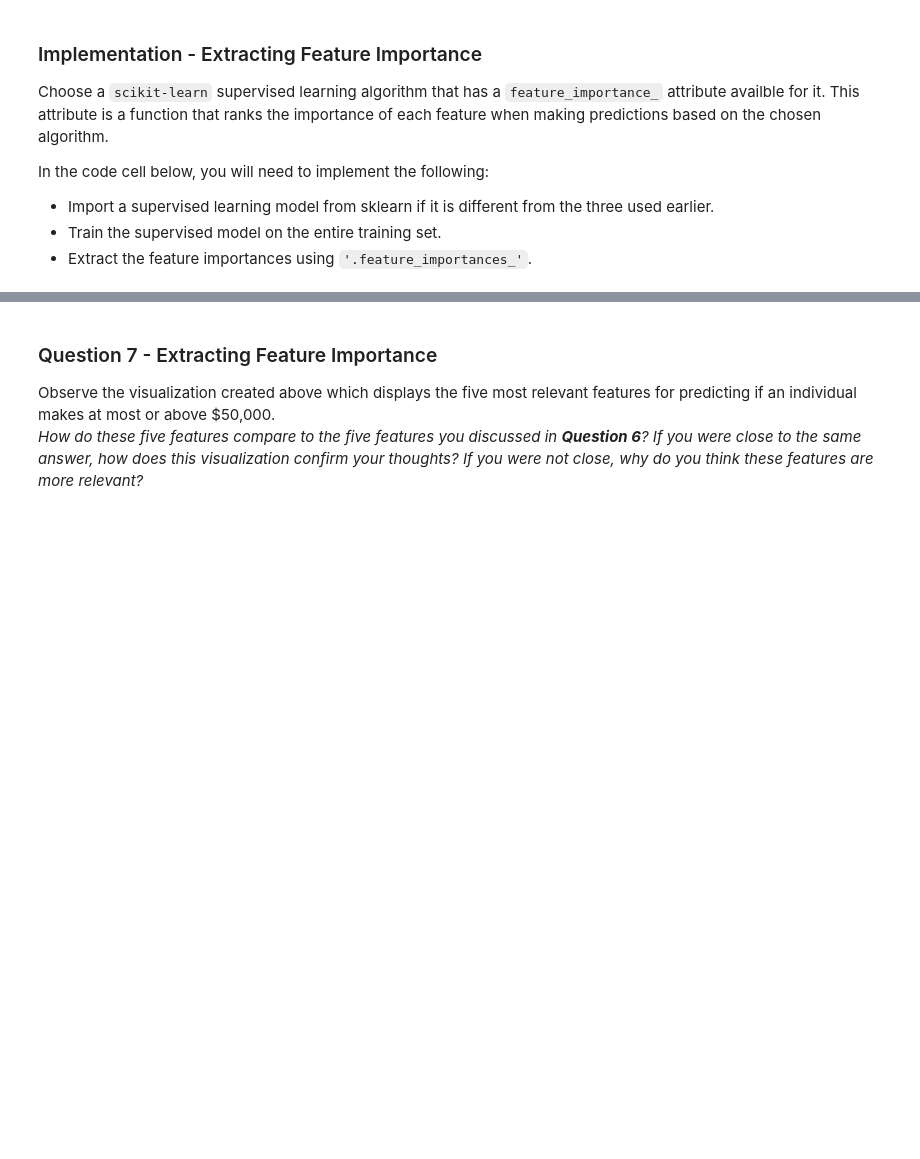
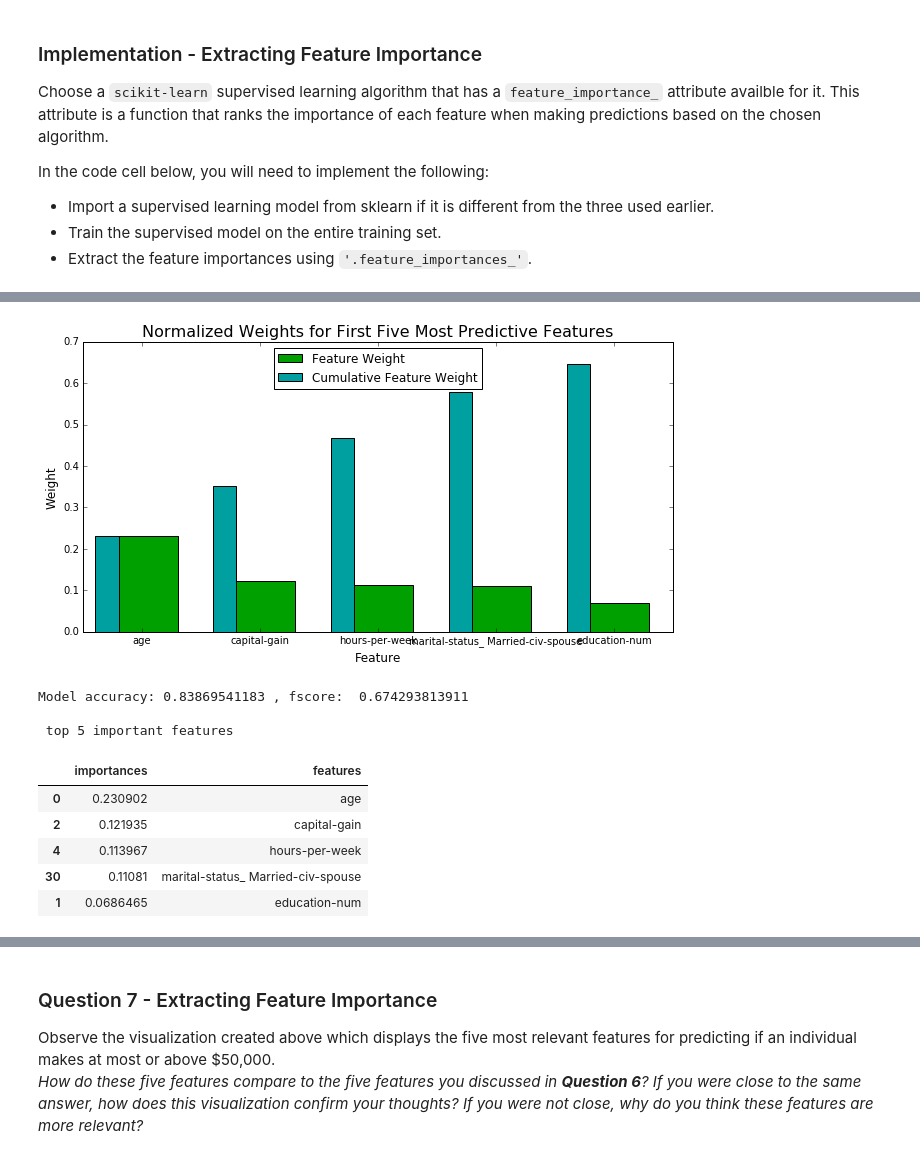
Before and after one commit to gundamkeroro/MLND, a Jupyter notebook: Project 2.Find Donors/finding_donors.ipynb, the cells around one changed output, grey strips where cells are left out. Cells and saved outputs as stored; diff of their text form; code cells hidden in the pictures; blank space fills up the shorter version.

```diff
--- a/Project 2.Find Donors/finding_donors.ipynb
+++ b/Project 2.Find Donors/finding_donors.ipynb
@@ -487,0 +537,38 @@ vs.feature_plot(importances, X_train, y_train)
+# %%
+# TODO: Import a supervised learning model that has 'feature_importances_'
+from sklearn.ensemble import RandomForestClassifier
+
+# TODO: Train the supervised model on the training set
+model = RandomForestClassifier().fit(X_train, y_train)
+
+# TODO: Extract the feature importances
+importances = model.feature_importances_
+
+# Plot
+vs.feature_plot(importances, X_train, y_train)
+
+# show scores
+predictions = model.predict(X_test)
+model_accuracy = accuracy_score(y_test, predictions)
+model_fscore = fbeta_score(y_test, predictions, beta=0.5)
+print "\nModel accuracy:", model_accuracy, ", fscore: ", model_fscore
+
+# show most importance features
+a = np.array(importances)
+factors = pd.DataFrame(data = np.array([importances.astype(float), features.columns]).T,
+                       columns = ['importances', 'features'])
+factors = factors.sort_values('importances', ascending=False)
+
+print "\n top 5 important features"
+display(factors[:5])
+# %% [output]
+[figure, added]
+Model accuracy: 0.83869541183 , fscore:  0.674293813911
+
+ top 5 important features
+|  | importances | features |
+| 0 | 0.230902 | age |
+| 2 | 0.121935 | capital-gain |
+| 4 | 0.113967 | hours-per-week |
+| 30 | 0.11081 | marital-status_ Married-civ-spouse |
+| 1 | 0.0686465 | education-num |
```
Also changed, not shown: parts of 10 cells of this notebook.
